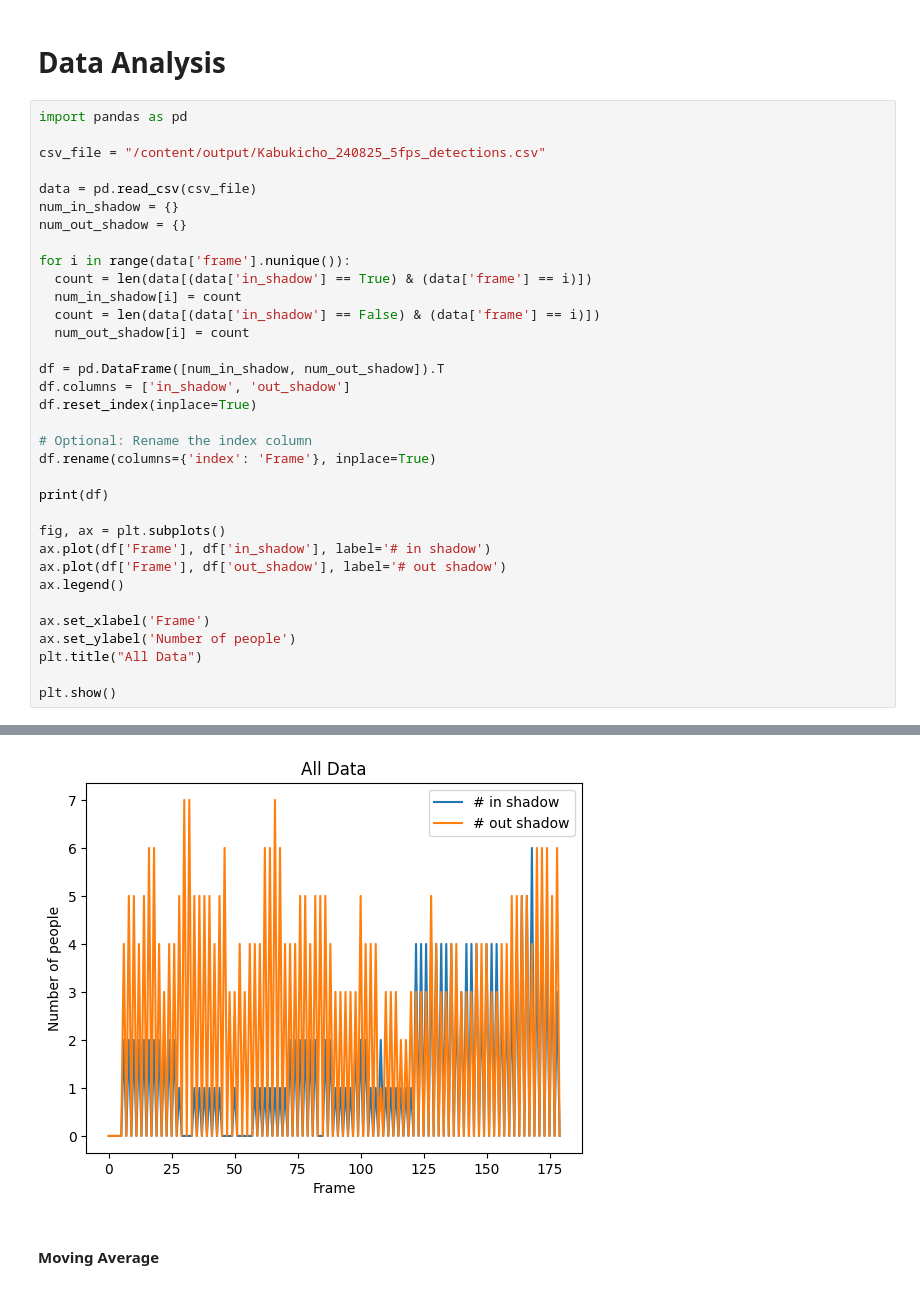
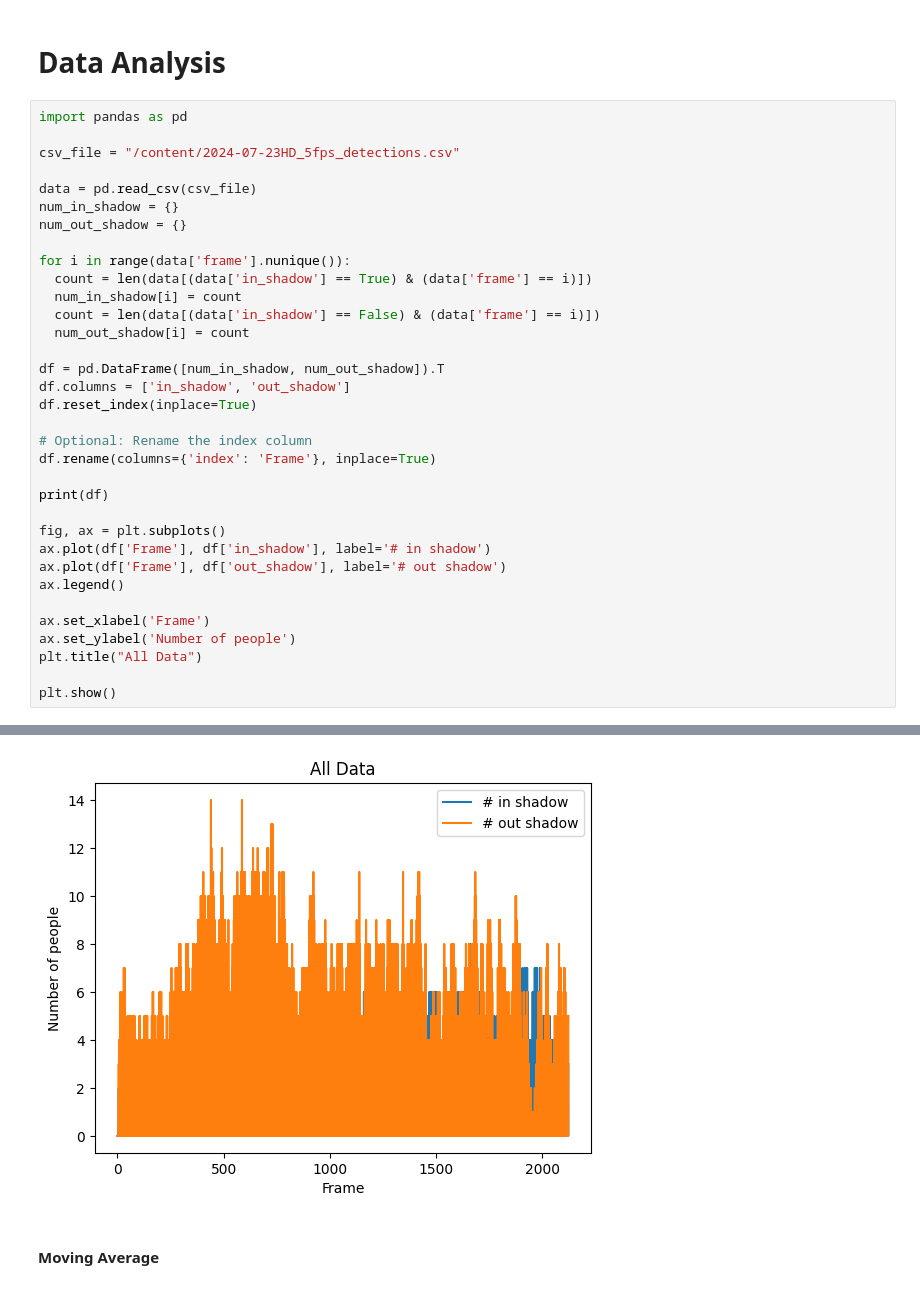
Before and after one commit to wendycao411/Pedestrian_Tracking, a Jupyter notebook: Pedestrian_Tracking.ipynb, the cells around one changed output, grey strips where cells are left out. Saved outputs shown, nothing was run; the diff lists cells and outputs as text.

```diff
--- a/Pedestrian_Tracking.ipynb
+++ b/Pedestrian_Tracking.ipynb
@@ -452,7 +452,7 @@ Processing complete. Results saved in output/Kabukicho_240825_5fps_human-and-sha
 # %%
 import pandas as pd
 
-csv_file = "/content/output/Kabukicho_240825_5fps_detections.csv"
+csv_file = "/content/2024-07-23HD_5fps_detections.csv"
 
 data = pd.read_csv(csv_file)
 num_in_shadow = {}
@@ -501,4 +501,4 @@ plt.show()
-[figure, old version]
+[figure, new version]
 # %% [markdown]
 #### Moving Average
 # %%
```
Also changed, not shown: parts of 9 cells of this notebook.
